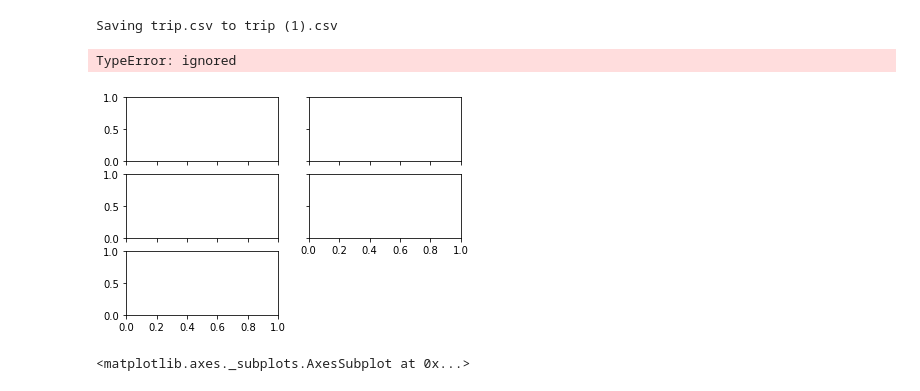
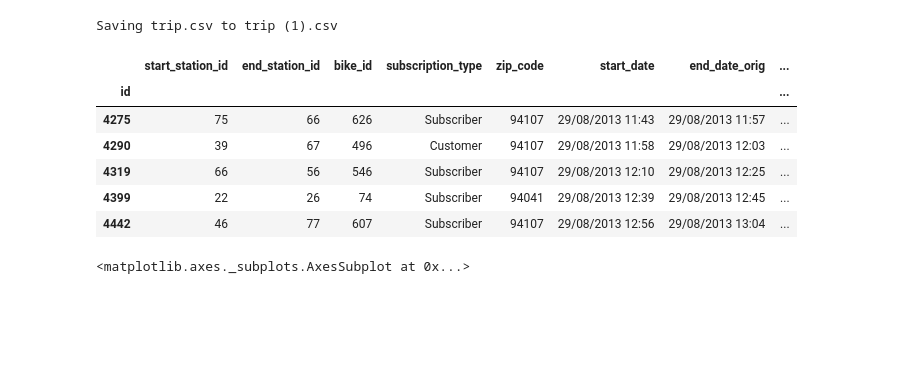
Before and after one commit to orbenishay/pandas-project, a Jupyter notebook: Bicycle_6_Hagai.ipynb, the cells around one changed output. Cells and saved outputs as stored; diff of their text form; code cells hidden in the pictures; blank space fills up the shorter version.

```diff
--- a/Bicycle_6_Hagai.ipynb
+++ b/Bicycle_6_Hagai.ipynb
@@ -50,7 +49,7 @@ if 'google.colab' in sys.modules:
 Saving trip.csv to trip (1).csv
 # %%
 # Hagai's Analysis:
-df_trip = pd.read_csv("trip.csv",
+df_trip = pd.read_csv("trip (1).csv",
                    index_col='id')
 
 # ----------------------------------------------------------------------------------------
@@ -61,38 +60,52 @@ df_trip['month'] = pd.DatetimeIndex(df_trip['start_date']).month
 df_trip['day'] = pd.DatetimeIndex(df_trip['start_date']).day
 df_trip['hour'] = pd.DatetimeIndex(df_trip['start_date']).hour
 df_trip['weekday'] = pd.DatetimeIndex(df_trip['start_date']).weekday
 df_group=df_trip.groupby(['month','year']).agg({'start_date':'count'}).unstack(-1)
 df_group.plot(kind='bar', stacked=False, figsize=(12, 6), by='year')
 df_group.head(20)
 df_trip['start']=pd.to_datetime(df_trip['start_date'])
 df_trip['end']=pd.to_datetime(df_trip['end_date'])
 df_trip['duration']=df_trip['end']-df_trip['start']
 df_trip.head()
 
 # ------------------------------------------------------------------------------------------
 # rents distribution by city
 df_station = pd.read_csv("station.csv", index_col = 'id')
 df_trip_station = df_trip.merge(df_station, how='left', left_on = 'start_station_id', right_on='id')
-df_trip_station.head()
+# df_trip_station.head()
 df_group_city_station=df_trip_station.groupby(['city','station_name']).agg({'start_date':'count'})
 df_group_city_station.boxplot(column='start_date', by='city')
 df_group_city_station.groupby('city').describe().unstack(0)
 df_group_city_station.head()
 
 # ------------------------------------------------------------------------------------------
 # count rent by hour & weekday
 
 # ------------------------------------------------------------------------------------------
 # duration distribution
 df_trip['start']=pd.to_datetime(df_trip['start_date'])
-df_trip['end']=pd.to_datetime(df_trip['end_date'])
+df_trip['end']=pd.to_datetime(df_trip['end_date_orig'])
 df_trip['duration']=df_trip['end']-df_trip['start']
 df_station = pd.read_csv("station.csv", index_col = 'id')
 df_trip_station = df_trip.merge(df_station, how='left', left_on = 'start_station_id', right_on='id')
-df_trip_station.hist(column='duration', by='city', bins=50, sharex=True, sharey=True)
+df_trip_station.boxplot(column='duration', by='city')
+df_trip_station['duration'].astype('timedelta64[s]').plot.hist()
+
+
+df_trip_station['duration_minutes'] = pd.DatetimeIndex(df_trip_station['duration'])
+df_trip_station.groupby(['city']).agg({'duration_minutes':'mean'})
+
+
+.hist(column='duration', by='city', bins=50)
+df['time_delta'].astype('timedelta64[s]').plot.hist()
 # %% [output]
-TypeError: ignored
-[figure, removed]
+|  | start_station_id | end_station_id | bike_id | subscription_type | zip_code | start_date | end_date_orig | ... |
+| id |  |  |  |  |  |  |  | ... |
+| 4275 | 75 | 66 | 626 | Subscriber | 94107 | 29/08/2013 11:43 | 29/08/2013 11:57 | ... |
+| 4290 | 39 | 67 | 496 | Customer | 94107 | 29/08/2013 11:58 | 29/08/2013 12:03 | ... |
+| 4319 | 66 | 56 | 546 | Subscriber | 94107 | 29/08/2013 12:10 | 29/08/2013 12:25 | ... |
+| 4399 | 22 | 26 | 74 | Subscriber | 94041 | 29/08/2013 12:39 | 29/08/2013 12:45 | ... |
+| 4442 | 46 | 77 | 607 | Subscriber | 94107 | 29/08/2013 12:56 | 29/08/2013 13:04 | ... |
 # %%
 df_trip['start_station_id'].value_counts().plot.bar()
 # %% [output]
```
Also changed, not shown: parts of 3 cells of this notebook.
